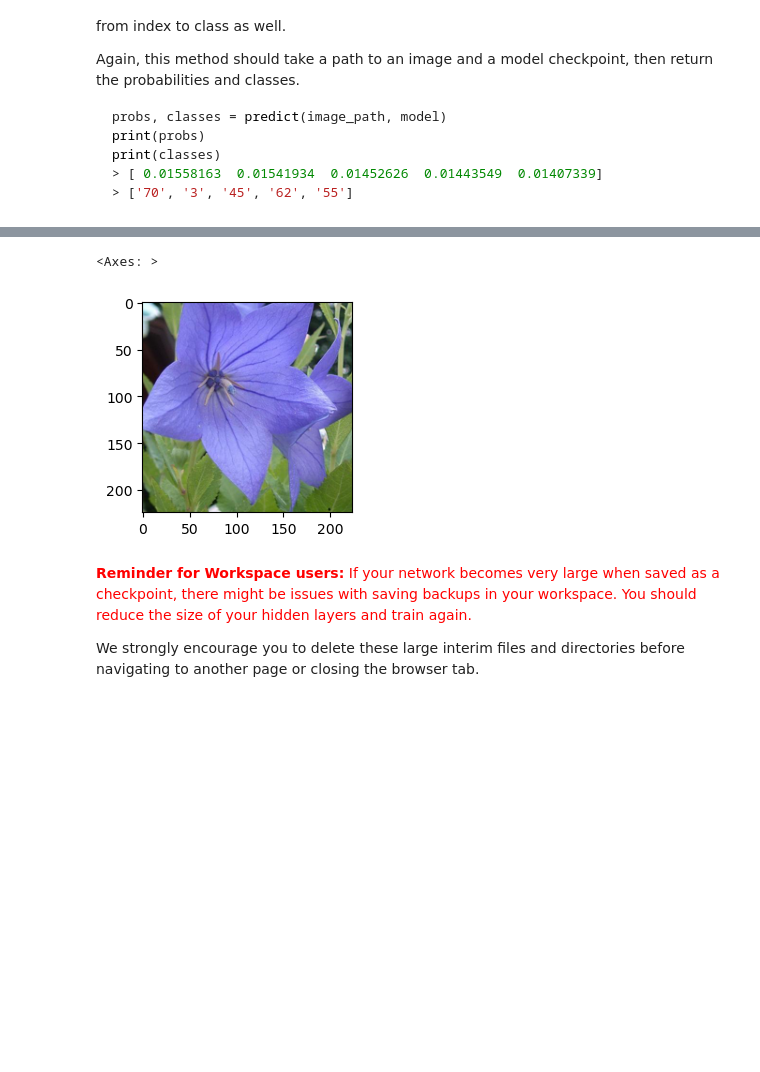
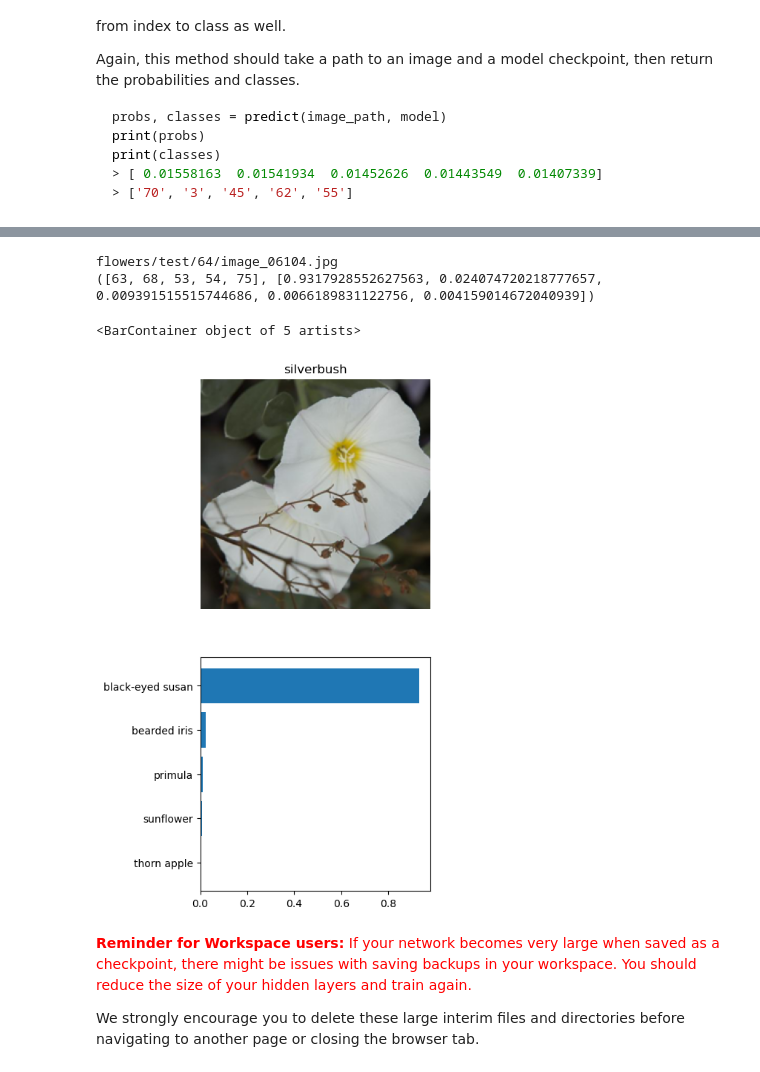
Before and after one commit to protango/aipnd-project, a Jupyter notebook: Image Classifier Project.ipynb, the cells around one changed output, grey strips where cells are left out. Cells and saved outputs as stored; diff of their text form; code cells hidden in the pictures; blank space fills up the shorter version.

Commit message:
Implement plotting but model doesn't work :(

```diff
--- a/Image Classifier Project.ipynb
+++ b/Image Classifier Project.ipynb
@@ -360,6 +371,8 @@ def imshow(image, ax=None, title=None):
     image = np.clip(image, 0, 1)
 
     ax.imshow(image)
+    if title is not None:
+        ax.title.set_text(title)
 
     return ax
 
@@ -418,22 +463,33 @@ You can convert from the class integer encoding to actual flower names with the
 # TODO: Display an image along with the top 5 classes
 # %%
 rand_class = random.randint(1, 102)
-rand_dataset = random.choice(['test', 'train', 'valid'])
 image_file = random.choice([
-    f'flowers/{rand_dataset}/{rand_class}/{file}'
-    for file in os.listdir(f'flowers/{rand_dataset}/{rand_class}')
+    f'flowers/test/{rand_class}/{file}'
+    for file in os.listdir(f'flowers/test/{rand_class}')
 ])
 
 img = Image.open(image_file)
 processed = process_image(img)
-img_tensor=torch.from_numpy(processed)
+img_tensor = torch.from_numpy(processed)
+prediction = predict(image_file, vgg, 5)
 
-fig = plt.figure(figsize=(8, 6))
-ax1 = fig.add_subplot(2, 1, 1)
+print(image_file)
+print(prediction)
+
+fig, (ax1, ax2) = plt.subplots(2, 1, figsize=(4, 9))
+ax1.axis('off')
 imshow(img_tensor, ax1, cat_to_name[f'{rand_class}'])
+
+
+prediction[0].reverse();
+prediction[1].reverse();
+bar_labels = [cat_to_name[f'{i}'] for i in prediction[0]]
+ax2.barh(bar_labels, prediction[1])
 # %% [output]
-<Axes: >
+flowers/test/64/image_06104.jpg
+([63, 68, 53, 54, 75], [0.9317928552627563, 0.024074720218777657, 0.009391515515744686, 0.0066189831122756, 0.004159014672040939])
+<BarContainer object of 5 artists>
-[figure, old version]
+[figure, new version]
 # %% [markdown]
 <font color='red'>**Reminder for Workspace users:** If your network becomes very large when saved as a checkpoint, there might be issues with saving backups in your workspace. You should reduce the size of your hidden layers and train again.
 
```
Also changed, not shown: parts of 3 cells of this notebook.
